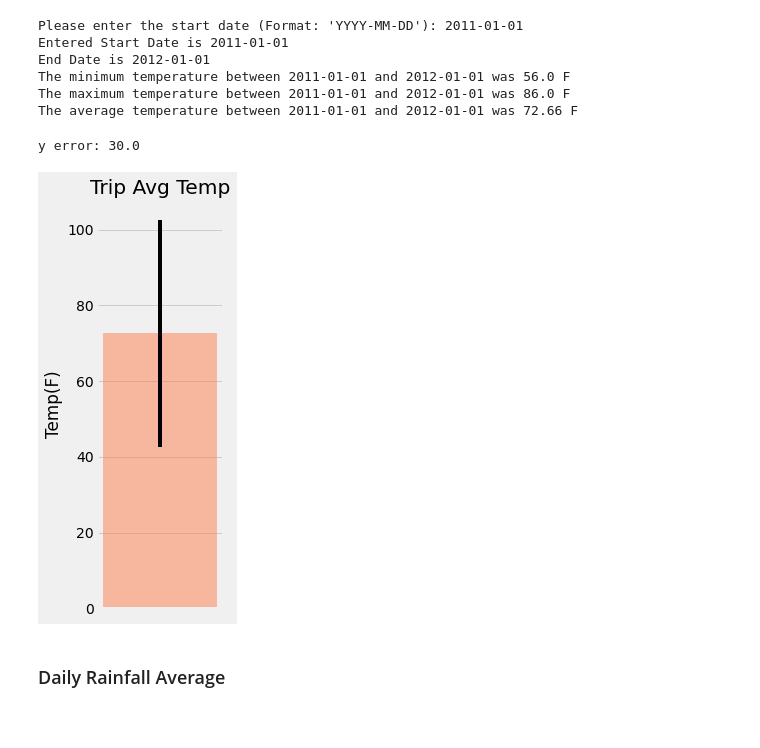
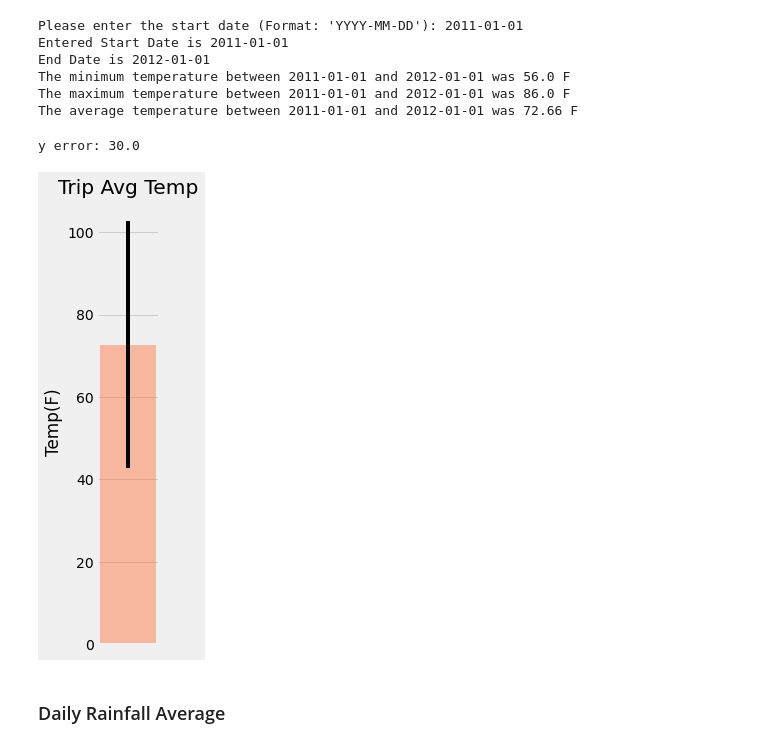
Before and after one commit to mtamrakar656/sqlalchemy-challenge, a Jupyter notebook: temp_analysis_bonus_2.ipynb, the cells around one changed output. Saved outputs shown, nothing was run; the diff lists cells and outputs as text; code cells hidden in the pictures.

```diff
--- a/temp_analysis_bonus_2.ipynb
+++ b/temp_analysis_bonus_2.ipynb
@@ -89,24 +89,26 @@ The average temperature between 2011-01-01 and 2012-01-01 was 72.66 F
 # %%
 # Plot the results from your previous query as a bar chart.
 # Use "Trip Avg Temp" as your Title
 # Use the average temperature for bar height (y value)
 # Use the peak-to-peak (tmax-tmin) value as the y error bar (yerr)
 
 # Calculate the y error
 y_error = tmax - tmin
 xpos = 1
 print(f'y error: {y_error}')
 
 # Plot the results as bar chart
 plt.figure(figsize=(2,7))
 plt.bar(x=1, height=tavg, yerr=y_error, alpha = 0.5, align = 'center', color='coral')
 plt.xticks([])
 plt.ylabel('Temp(F)')
 plt.title('Trip Avg Temp')
+plt.tight_layout()
+plt.savefig("./Images/Trip_Avg_Temp.png")
 plt.show()
 # %% [output]
 y error: 30.0
-[figure, old version]
+[figure, new version]
 # %% [markdown]
 ### Daily Rainfall Average
 # %%
```
Also changed, not shown: parts of 9 cells of this notebook, 2 other files.
